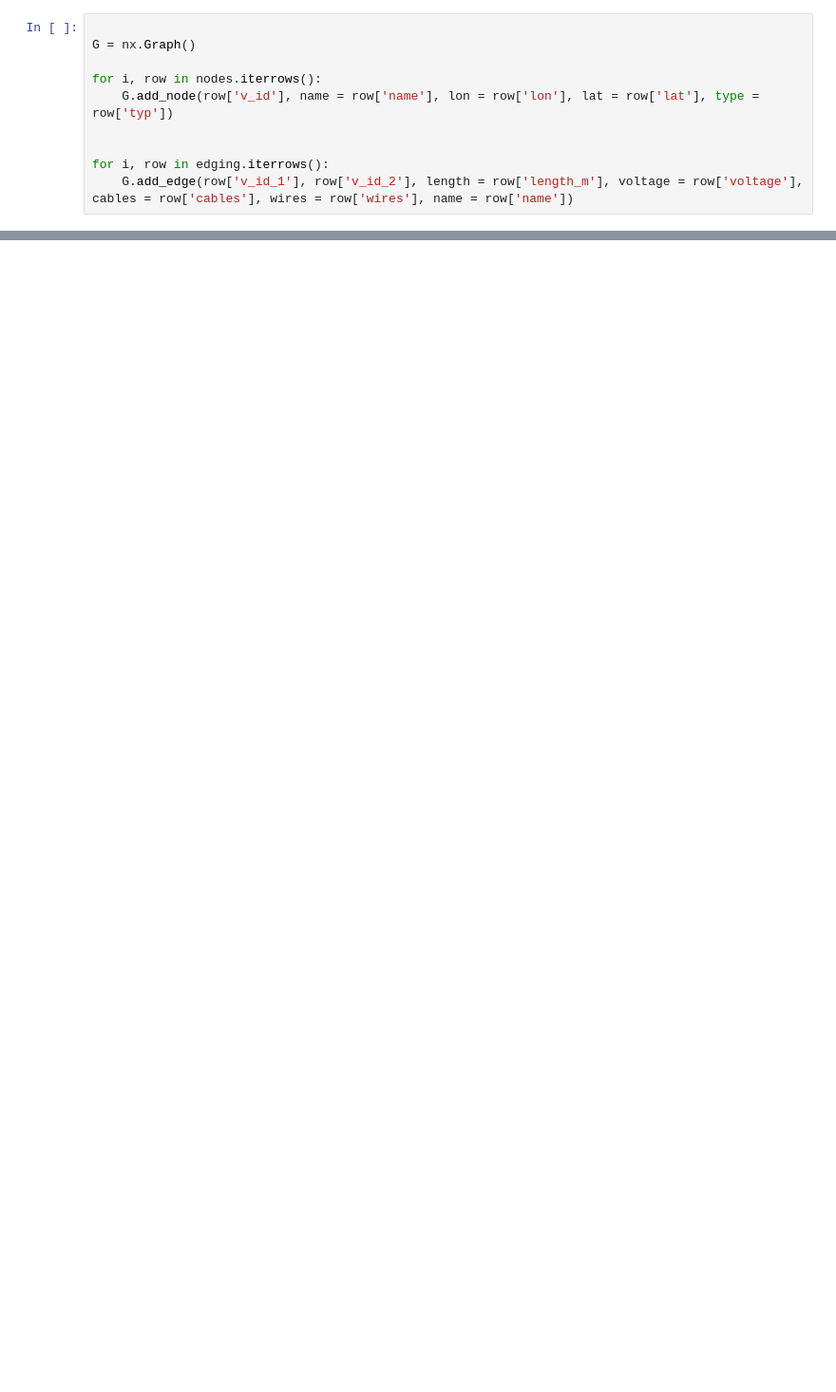
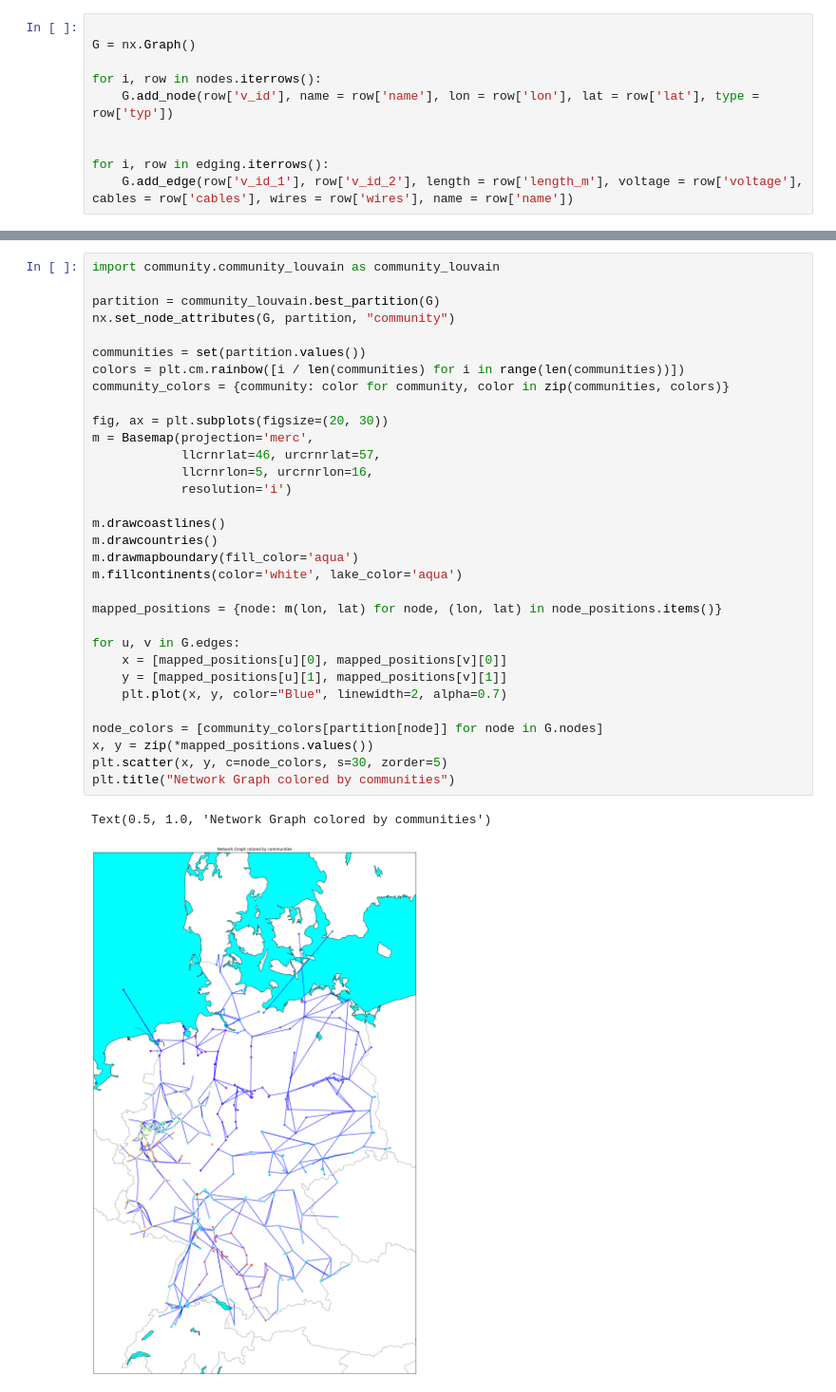
Before and after one commit to lschulte09/network_sci, a Jupyter notebook: Project/Project.ipynb, the cells around one changed output, grey strips where cells are left out. Shown at 95% size. Drawn from its saved outputs; the diff is of its cells as text; blank space fills up the shorter version.

```diff
--- a/Project/Project.ipynb
+++ b/Project/Project.ipynb
@@ -92,0 +219,35 @@ plt.show()
+# %%
+import community.community_louvain as community_louvain
+
+partition = community_louvain.best_partition(G)
+nx.set_node_attributes(G, partition, "community")
+
+communities = set(partition.values())
+colors = plt.cm.rainbow([i / len(communities) for i in range(len(communities))])
+community_colors = {community: color for community, color in zip(communities, colors)}
+
+fig, ax = plt.subplots(figsize=(20, 30))
+m = Basemap(projection='merc',
+            llcrnrlat=46, urcrnrlat=57,
+            llcrnrlon=5, urcrnrlon=16,
+            resolution='i')
+
+m.drawcoastlines()
+m.drawcountries()
+m.drawmapboundary(fill_color='aqua')
+m.fillcontinents(color='white', lake_color='aqua')
+
+mapped_positions = {node: m(lon, lat) for node, (lon, lat) in node_positions.items()}
+
+for u, v in G.edges:
+    x = [mapped_positions[u][0], mapped_positions[v][0]]
+    y = [mapped_positions[u][1], mapped_positions[v][1]]
+    plt.plot(x, y, color="Blue", linewidth=2, alpha=0.7)
+
+node_colors = [community_colors[partition[node]] for node in G.nodes]
+x, y = zip(*mapped_positions.values())
+plt.scatter(x, y, c=node_colors, s=30, zorder=5)
+plt.title("Network Graph colored by communities")
+# %% [output]
+Text(0.5, 1.0, 'Network Graph colored by communities')
+[figure, added]
```
Also changed, not shown: parts of 7 cells of this notebook.
